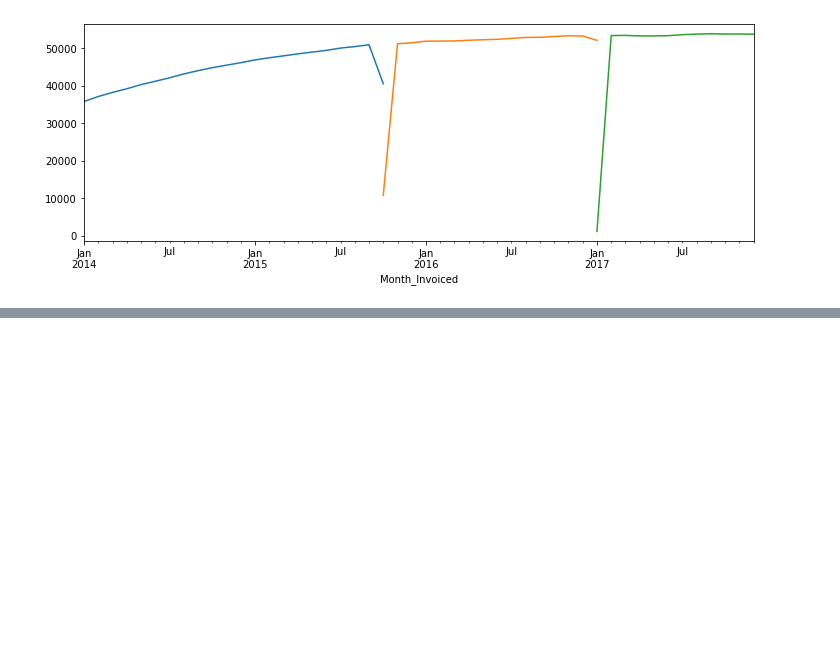
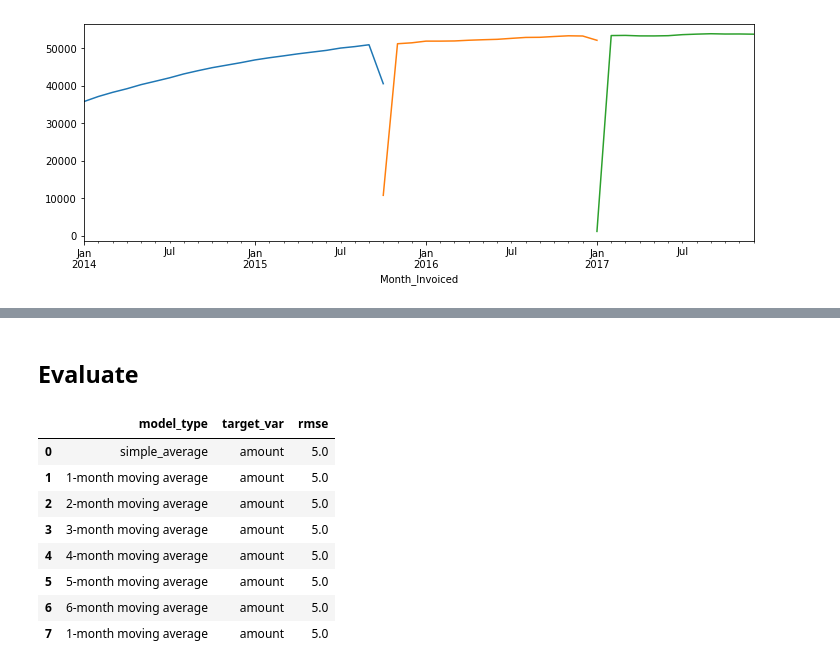
Before and after one commit to brentschriver/time-series-exercises, a Jupyter notebook: model.ipynb, the cells around one changed output, grey strips where cells are left out. Cells and saved outputs as stored; diff of their text form; code cells hidden in the pictures; blank space fills up the shorter version.

```diff
--- a/model.ipynb
+++ b/model.ipynb
@@ -497,0 +522,10 @@ yhat_df
+# %%
+# Create the empty dataframe
+eval_df = pd.DataFrame(columns=['model_type', 'target_var', 'rmse'])
+
+# function to store rmse for comparison purposes
+def append_eval_df(model_type, target_var):
+    rmse = evaluate(target_var)
+    d = {'model_type': [model_type], 'target_var': [target_var], 'rmse': [rmse]}
+    d = pd.DataFrame(d)
+    return eval_df.append(d, ignore_index = True)
@@ -497,0 +583,17 @@ yhat_df
+# %% [markdown]
+## Evaluate
+# %%
+eval_df = append_eval_df(model_type='1-month moving average',
+                             target_var = 'amount')
+# %%
+eval_df
+# %% [output]
+|  | model_type | target_var | rmse |
+| 0 | simple_average | amount | 5.0 |
+| 1 | 1-month moving average | amount | 5.0 |
+| 2 | 2-month moving average | amount | 5.0 |
+| 3 | 3-month moving average | amount | 5.0 |
+| 4 | 4-month moving average | amount | 5.0 |
+| 5 | 5-month moving average | amount | 5.0 |
+| 6 | 6-month moving average | amount | 5.0 |
+| 7 | 1-month moving average | amount | 5.0 |
```
Also changed, not shown: parts of 68 cells of this notebook.
